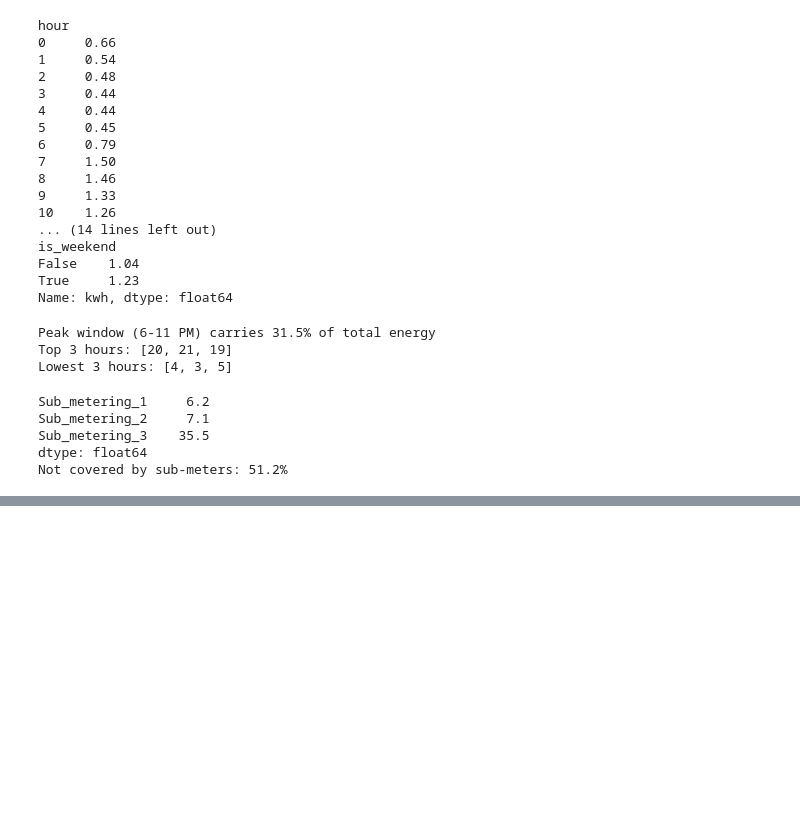
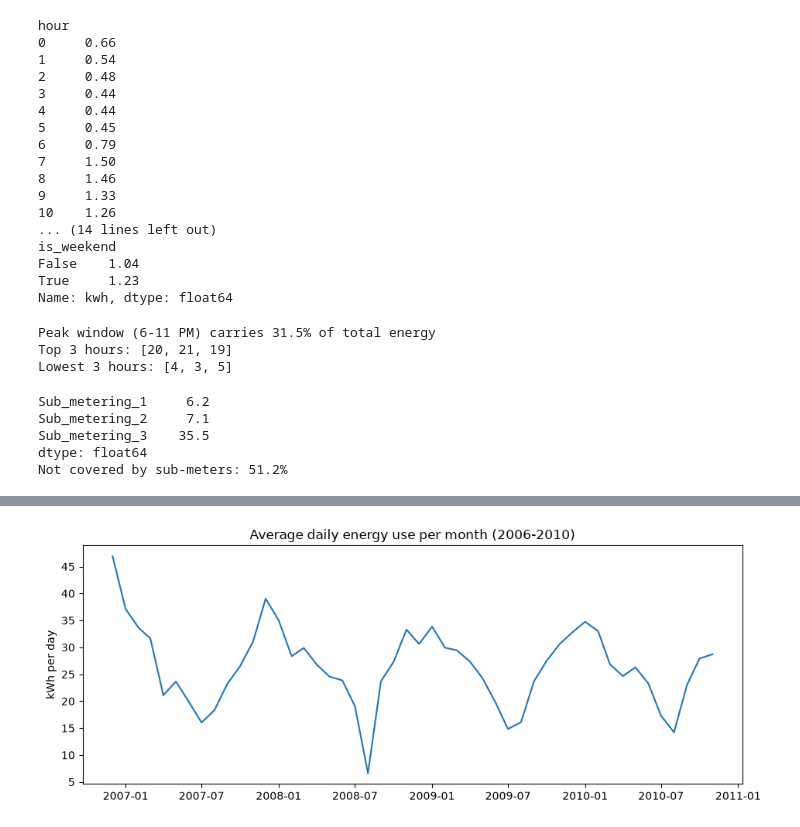
Before and after one commit to aditya-singh-dev1/Energy-Analysis1, a Jupyter notebook: analysis.ipynb, the cells around one changed output, grey strips where cells are left out. Saved outputs shown, nothing was run; the diff lists cells and outputs as text; code cells hidden in the pictures; blank space fills up the shorter version.

```diff
--- a/analysis.ipynb
+++ b/analysis.ipynb
@@ -152,0 +187,9 @@ Not covered by sub-meters: 51.2%
+# %%
+fig, ax = plt.subplots(figsize=(11, 4))
+ax.plot(monthly.index, monthly.values)
+ax.set_title("Average daily energy use per month (2006-2010)")
+ax.set_ylabel("kWh per day")
+plt.savefig("images/monthly_trend.png", dpi=150, bbox_inches="tight")
+plt.show()
+# %% [output]
+[figure, added]
```
Also changed, not shown: parts of 4 cells of this notebook, 4 other files.
